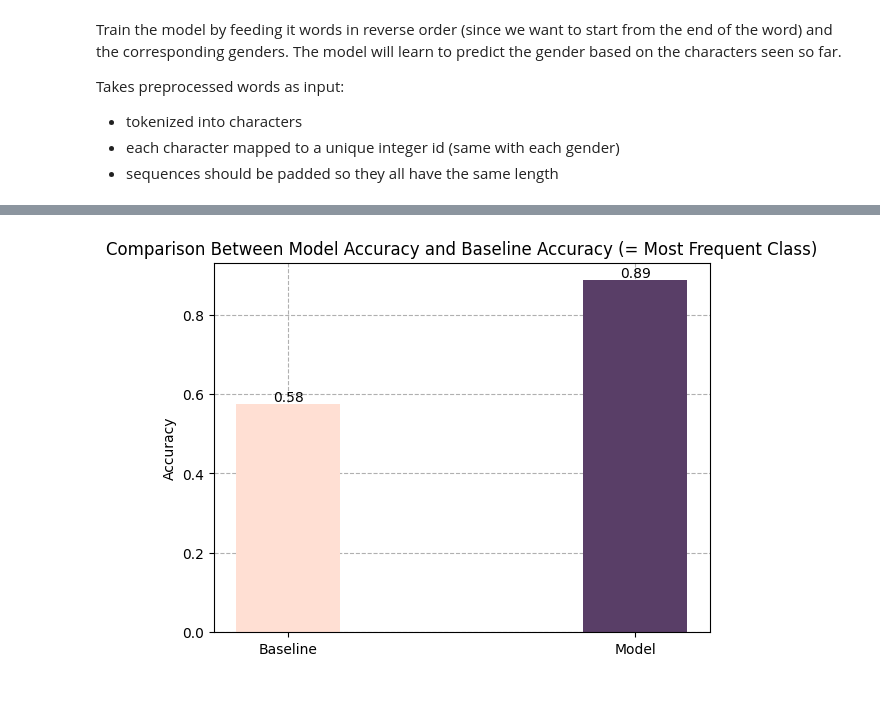
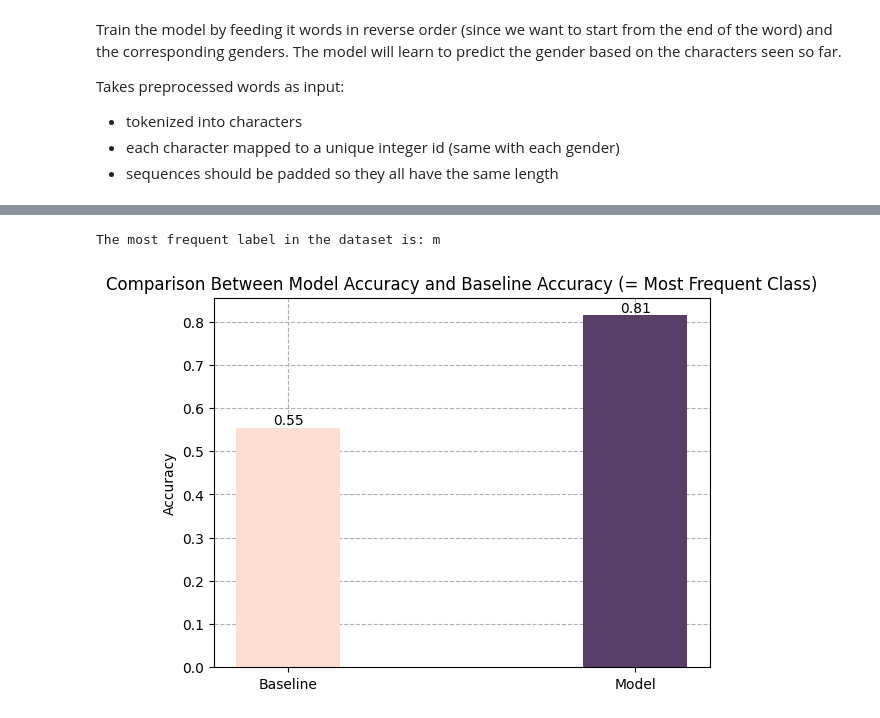
Before and after one commit to u03n0/gendered-nouns-project, a Jupyter notebook: notebooks/LSTM.ipynb, the cells around one changed output, grey strips where cells are left out. Cells and saved outputs as stored; diff of their text form; code cells hidden in the pictures.

```diff
--- a/notebooks/LSTM.ipynb
+++ b/notebooks/LSTM.ipynb
@@ -15,0 +31,4 @@ filename= '../data/french_clean.txt'
+# %%
+# Datasets with the 'b class
+orthography_data_3gen = df[['orthography', 'gender']].dropna()
+phonetic_data_3gen = df[['phonetic trasncription', 'gender']].dropna()
@@ -44,10 +67,22 @@ def read_data(filename, reverse_nouns=False):
         y.append(gender)
 
     return X, y
+# %%
+# To be used with data frames
+def get_data(df, reverse_nouns=False):
+    nouns = df.iloc[:,0].tolist()
+    gender = df.iloc[:,1].tolist()
+    if reverse_nouns:
+        nouns = [reverse_sequence(noun) for noun in nouns]
+    noun_chars = [[char for char in noun] for noun in nouns]
+    return noun_chars, gender
 # %%
-def vocabulary(filename, labels=False, pad_token='<pad>', unk_token='<unk>'):
+def vocabulary(data, labels=False, pad_token='<pad>', unk_token='<unk>', df=False):
 
-    nouns, genders = read_data(filename, reverse_nouns=False)
+    if df:
+        nouns, genders = get_data(data, reverse_nouns=False)
+    else:
+        nouns, genders = read_data(data, reverse_nouns=False)
 
     if labels:
         sym2idx = {sym: idx for idx, sym in enumerate(set(genders))}
@@ -535,12 +636,13 @@ def compare_accuracies(baseline_acc, model_acc):
 # %%
 DEVICE = torch.device('cuda' if torch.cuda.is_available() else 'cpu')
 embedding_dim = 128
-hidden_size = 128
+hidden_size = 256
 n_epochs = 20
 batch_size = 64
+lr = 0.001
 
-data_generator = DataGenerator(filename, reverse_nouns=True)
-model = GenderLSTM(data_generator, embedding_dim, hidden_size, device=DEVICE)
-train, valid = model.train_model(data_generator, n_epochs, batch_size)
+ph3_data_generator = DataGenerator(phonetic_data_3gen, reverse_nouns=True)
+ph3_model = GenderLSTM(ph3_data_generator, embedding_dim, hidden_size, device=DEVICE)
+ph3_train, ph3_valid = ph3_model.train_model(ph3_data_generator, n_epochs, batch_size, lr)
 # %% [output]
 Epoch: 0
@@ -602,6 +687,7 @@ plot_metrics(train['accuracy'], valid['accuracy'], train['loss'], valid['loss'])
 # %%
-baseline_acc = baseline_accuracy(data_generator)
+baseline_acc = baseline_accuracy(ph3_data_generator, verbose=True)
 
-compare_accuracies(baseline_acc, valid['accuracy'][-1])
+compare_accuracies(baseline_acc, ph3_valid['accuracy'][-1])
 # %% [output]
+The most frequent label in the dataset is: m
-[figure, old version]
+[figure, new version]
```
Also changed, not shown: parts of 41 cells of this notebook, 2 other files.
